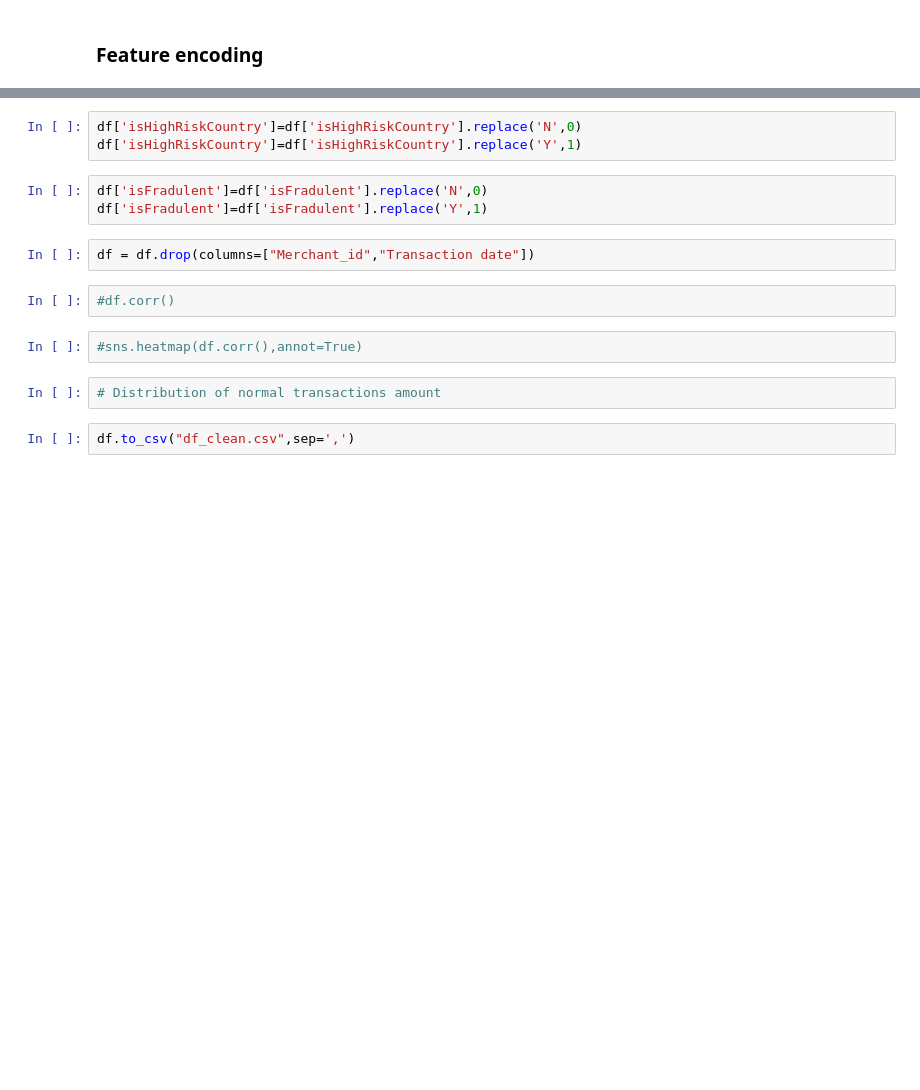
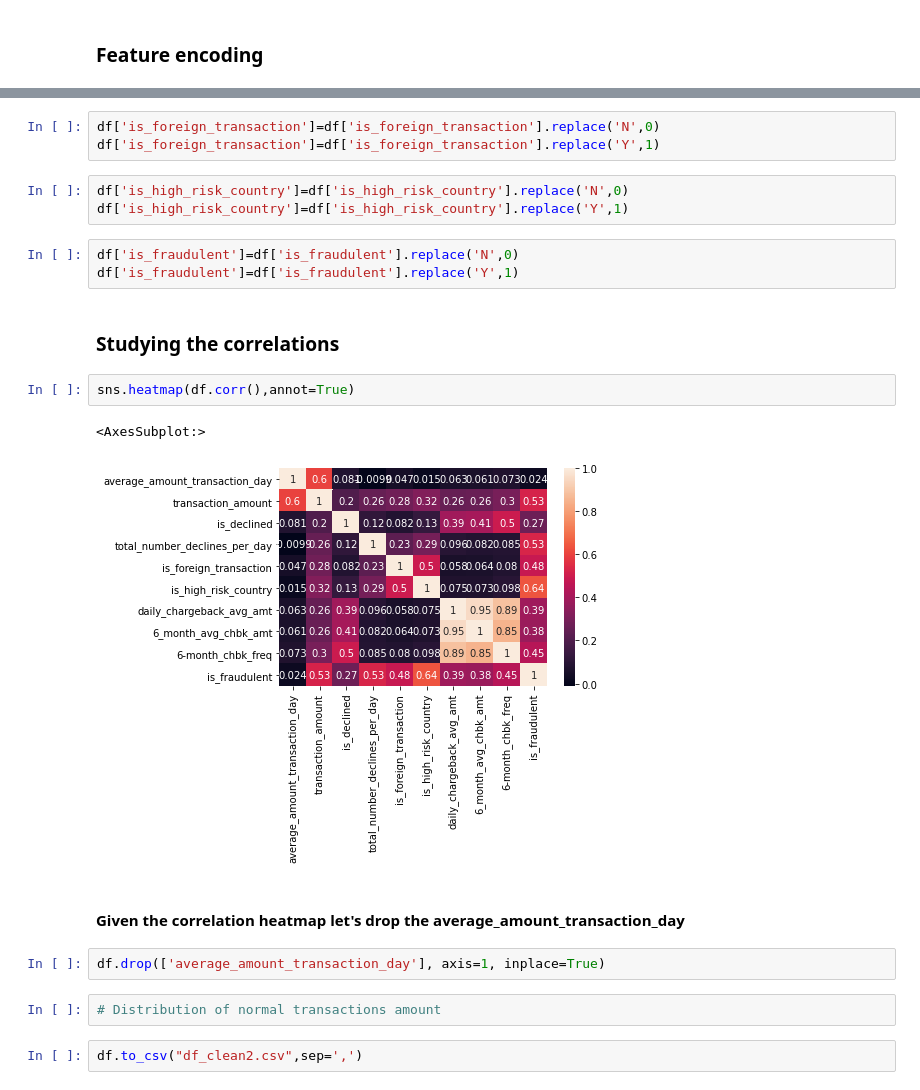
Before and after one commit to dahmd1/creditcardfrauddetection, a Jupyter notebook: Credit_card_fraud_detection_EDA.ipynb, the cells around one changed output, grey strips where cells are left out. Drawn from its saved outputs; the diff is of its cells as text; blank space fills up the shorter version.

```diff
--- a/Credit_card_fraud_detection_EDA.ipynb
+++ b/Credit_card_fraud_detection_EDA.ipynb
@@ -237,16 +205,24 @@ df['isForeignTransaction']=df['isForeignTransaction'].replace('Y',1)
 # %%
-df['isHighRiskCountry']=df['isHighRiskCountry'].replace('N',0)
-df['isHighRiskCountry']=df['isHighRiskCountry'].replace('Y',1)
+df['is_foreign_transaction']=df['is_foreign_transaction'].replace('N',0)
+df['is_foreign_transaction']=df['is_foreign_transaction'].replace('Y',1)
 # %%
-df['isFradulent']=df['isFradulent'].replace('N',0)
-df['isFradulent']=df['isFradulent'].replace('Y',1)
+df['is_high_risk_country']=df['is_high_risk_country'].replace('N',0)
+df['is_high_risk_country']=df['is_high_risk_country'].replace('Y',1)
-# %%
-df = df.drop(columns=["Merchant_id","Transaction date"])
-# %%
-#df.corr()
+# %%
+df['is_fraudulent']=df['is_fraudulent'].replace('N',0)
+df['is_fraudulent']=df['is_fraudulent'].replace('Y',1)
+# %% [markdown]
+### Studying the correlations
 # %%
-#sns.heatmap(df.corr(),annot=True)
+sns.heatmap(df.corr(),annot=True)
+# %% [output]
+<AxesSubplot:>
+[figure, added]
+# %% [markdown]
+#### Given the correlation heatmap let's drop the average_amount_transaction_day
+# %%
+df.drop(['average_amount_transaction_day'], axis=1, inplace=True)
 # %%
 # Distribution of normal transactions amount
 # %%
-df.to_csv("df_clean.csv",sep=',')
+df.to_csv("df_clean2.csv",sep=',')
```
Also changed, not shown: parts of 32 cells of this notebook, 1 other file.
